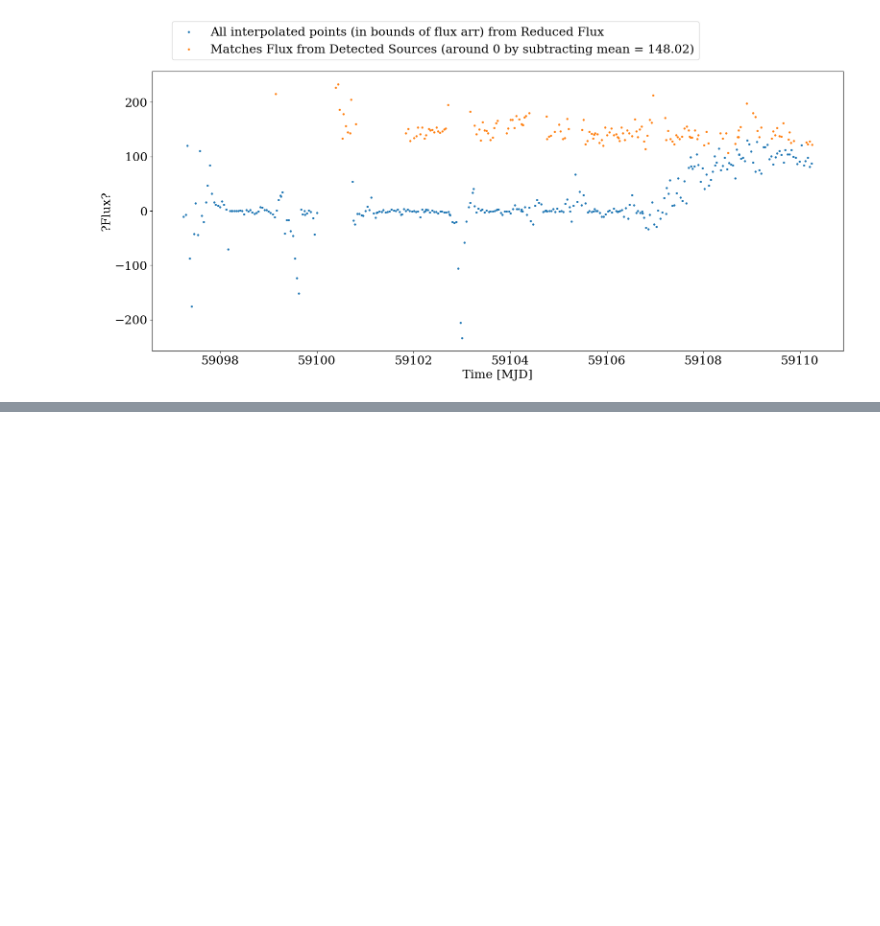
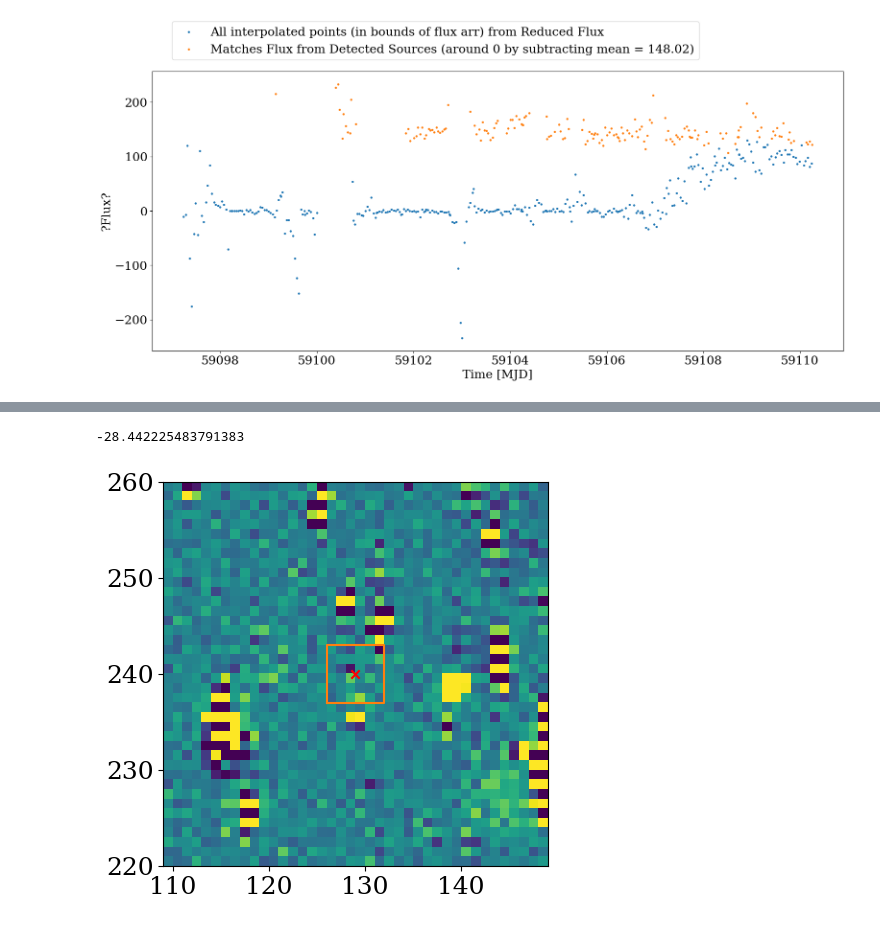
Before and after one commit to ble61/ASTR480, a Jupyter notebook: Test Code/allDataTest.ipynb, the cells around one changed output, grey strips where cells are left out. Drawn from its saved outputs; the diff is of its cells as text; code cells hidden in the pictures; blank space fills up the shorter version.

```diff
--- a/Test Code/allDataTest.ipynb
+++ b/Test Code/allDataTest.ipynb
@@ -157,0 +160,36 @@ np.sum(allFluxes[fsIn[point],x-3:x+3,y-3:y+3])
+# %%
+
+detectedPix = SkyCoord(matchedNamePos["RA"], matchedNamePos["Dec"], unit="deg" )
+
+detcX, detcY = w.all_world2pix(detectedPix.ra, detectedPix.dec,0)
+
+
+detcX = detcX.round().astype(int)
+detcY = detcY.round().astype(int)
+
+detcFrameNums = [ np.argmin(np.abs(frameTimes-(time))) for time in matchedNamePos["mjd"]]
+
+
+
+point = 50
+numPx = 20
+
+#????looks like x and y is flipped
+
+x = detcY[point]
+y = detcX[point]
+
+fig, ax = plt.subplots()
+
+toShow = allFluxes[detcFrameNums[point],x-numPx:x+numPx,y-numPx:y+numPx]
+
+ax.imshow(toShow, extent = [x-numPx,x+numPx,y-numPx,y+numPx], vmin=np.percentile(toShow, 3), vmax=np.percentile(toShow,97))
+ax.scatter(x,y, c="r", marker="x")
+
+ax.plot([x-3,x+3,x+3,x-3,x-3],[y-3,y-3,y+3,y+3,y-3], c="tab:orange")
+
+
+np.sum(allFluxes[fsIn[point],x-3:x+3,y-3:y+3])
+# %% [output]
+-28.442225483791383
+[figure, added]
```
Also changed, not shown: parts of 1 cell of this notebook, 10 other files.
